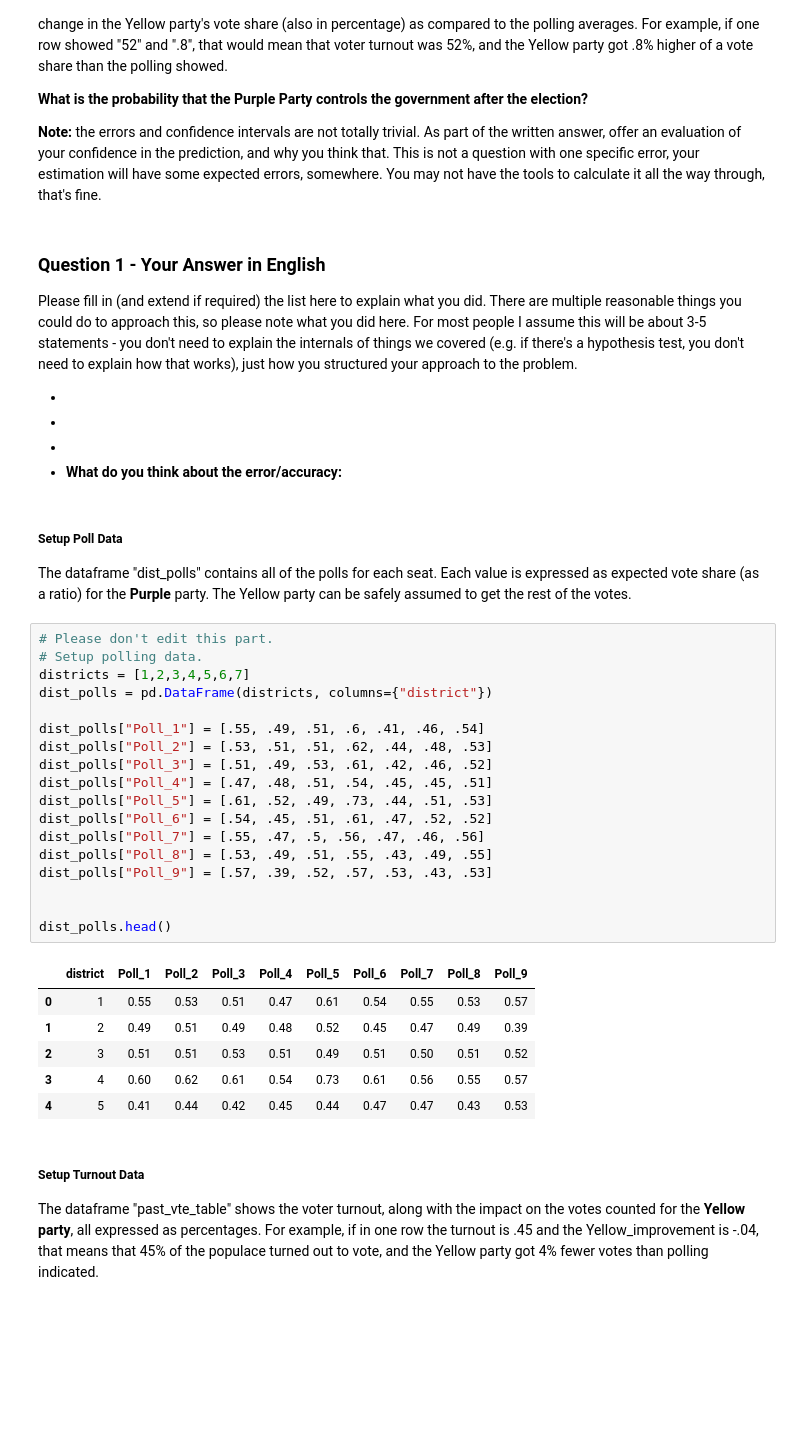
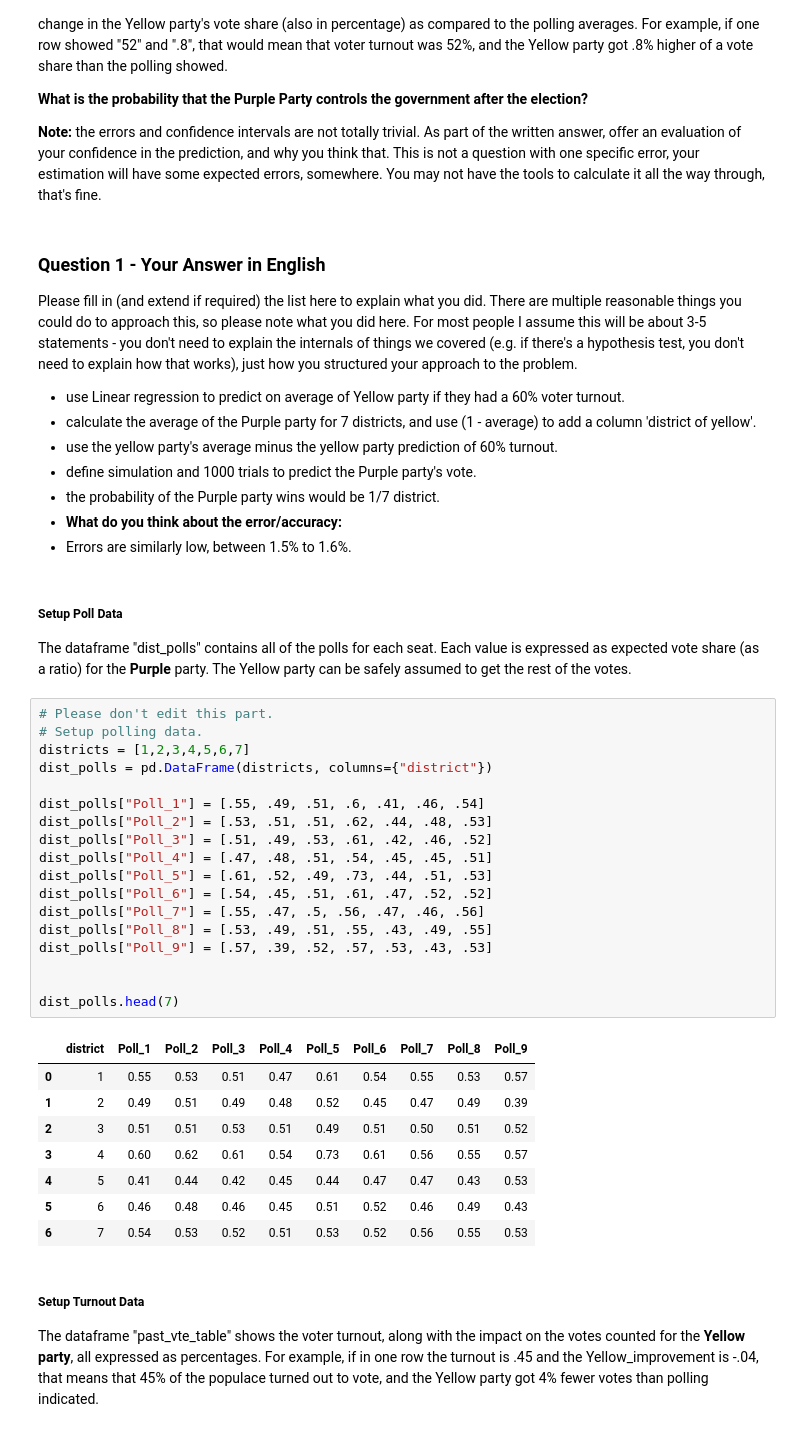
Before and after one commit to twelsah2011/DATA3450_Asn_3_Students, a Jupyter notebook: asn_3_1221_start.ipynb, the cells around one changed output. Cells and saved outputs as stored; diff of their text form; blank space fills up the shorter version.

```diff
--- a/asn_3_1221_start.ipynb
+++ b/asn_3_1221_start.ipynb
@@ -37,10 +37,13 @@ As well, research has shown that the vote distribution is impacted by voter turn
 Please fill in (and extend if required) the list here to explain what you did. There are multiple reasonable things you could do to approach this, so please note what you did here. For most people I assume this will be about 3-5 statements - you don't need to explain the internals of things we covered (e.g. if there's a hypothesis test, you don't need to explain how that works), just how you structured your approach to the problem.
 
 <ul>
-<li>
-<li>
-<li>
+<li> use Linear regression to predict on average of Yellow party if they had a 60% voter turnout.
+<li> calculate the average of the Purple party for 7 districts, and use (1 - average) to add a column 'district of yellow'.
+<li> use the yellow party's average minus the yellow party prediction of 60% turnout.
+<li> define simulation and 1000 trials to predict the Purple party's vote.
+<li> the probability of the Purple party wins would be 1/7 district.
 <li> <b> What do you think about the error/accuracy:</b>
+<li> Errors are similarly low, between 1.5% to 1.6%.
 </ul>
 # %% [markdown]
 ##### Setup Poll Data
@@ -49,28 +52,30 @@ The dataframe "dist_polls" contains all of the polls for each seat. Each value i
 # %%
 # Please don't edit this part.
 # Setup polling data.
 districts = [1,2,3,4,5,6,7]
 dist_polls = pd.DataFrame(districts, columns={"district"})
 
 dist_polls["Poll_1"] = [.55, .49, .51, .6, .41, .46, .54]
 dist_polls["Poll_2"] = [.53, .51, .51, .62, .44, .48, .53]
 dist_polls["Poll_3"] = [.51, .49, .53, .61, .42, .46, .52]
 dist_polls["Poll_4"] = [.47, .48, .51, .54, .45, .45, .51]
 dist_polls["Poll_5"] = [.61, .52, .49, .73, .44, .51, .53]
 dist_polls["Poll_6"] = [.54, .45, .51, .61, .47, .52, .52]
 dist_polls["Poll_7"] = [.55, .47, .5, .56, .47, .46, .56]
 dist_polls["Poll_8"] = [.53, .49, .51, .55, .43, .49, .55]
 dist_polls["Poll_9"] = [.57, .39, .52, .57, .53, .43, .53]
 
 
-dist_polls.head()
+dist_polls.head(7)
 # %% [output]
 |  | district | Poll_1 | Poll_2 | Poll_3 | Poll_4 | Poll_5 | Poll_6 | Poll_7 | Poll_8 | Poll_9 |
 | 0 | 1 | 0.55 | 0.53 | 0.51 | 0.47 | 0.61 | 0.54 | 0.55 | 0.53 | 0.57 |
 | 1 | 2 | 0.49 | 0.51 | 0.49 | 0.48 | 0.52 | 0.45 | 0.47 | 0.49 | 0.39 |
 | 2 | 3 | 0.51 | 0.51 | 0.53 | 0.51 | 0.49 | 0.51 | 0.50 | 0.51 | 0.52 |
 | 3 | 4 | 0.60 | 0.62 | 0.61 | 0.54 | 0.73 | 0.61 | 0.56 | 0.55 | 0.57 |
 | 4 | 5 | 0.41 | 0.44 | 0.42 | 0.45 | 0.44 | 0.47 | 0.47 | 0.43 | 0.53 |
+| 5 | 6 | 0.46 | 0.48 | 0.46 | 0.45 | 0.51 | 0.52 | 0.46 | 0.49 | 0.43 |
+| 6 | 7 | 0.54 | 0.53 | 0.52 | 0.51 | 0.53 | 0.52 | 0.56 | 0.55 | 0.53 |
 # %% [markdown]
 ##### Setup Turnout Data
 
```
Also changed, not shown: parts of 21 cells of this notebook, 1 other file.
